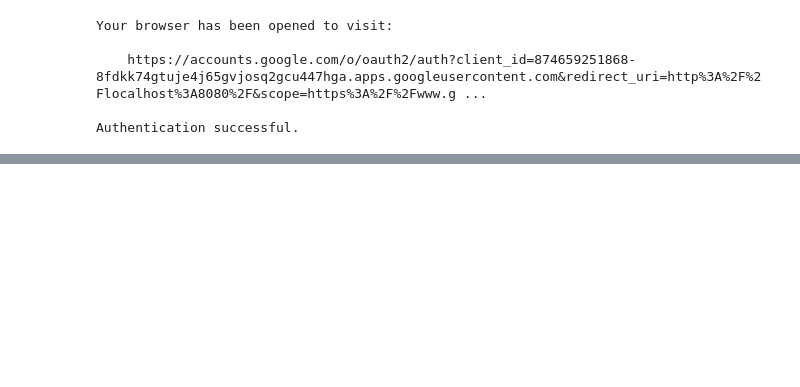
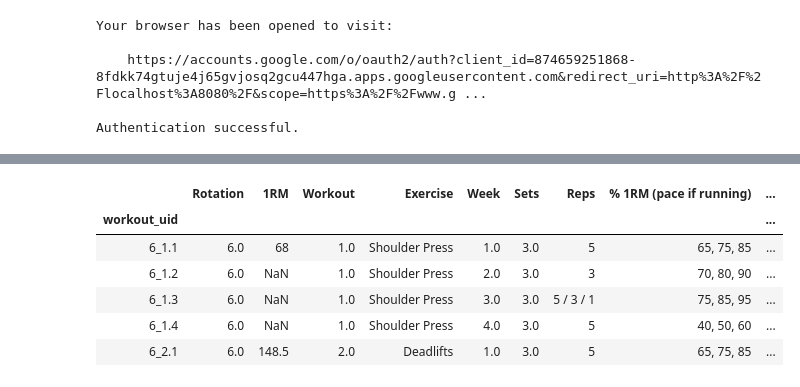
Before and after one commit to Schlutz1/FitnessAnalytics, a Jupyter notebook: process_fitness_data.ipynb, the cells around one changed output, grey strips where cells are left out. Saved outputs shown, nothing was run; the diff lists cells and outputs as text; code cells hidden in the pictures; blank space fills up the shorter version.

Commit message:
new handling of data to faciliate starting swimming

```diff
--- a/process_fitness_data.ipynb
+++ b/process_fitness_data.ipynb
@@ -160,0 +153,6 @@ rec_df.head(2)
+# %%
+# read in tmp file to dataframe
+
+df_raw = pd.read_excel(file_tmp, skiprows=3)
+print(df_raw.shape)
+df_raw.head(3)
@@ -160,0 +175,21 @@ rec_df.head(2)
+# %%
+# drop junk data, retain only recorded exercises
+df_raw = df_raw[(df_raw['Exercise'].isna()!=True) & (df_raw['Week'].isna()!=True)]
+
+# propogate codes down for uid
+df_raw[['Rotation', 'Workout']] = df_raw[['Rotation', 'Workout']].fillna(method='ffill')
+df_raw['workout_uid'] = df_raw.apply(make_uid, axis=1)
+df_raw.set_index('workout_uid', inplace=True)
+
+# format date and time columns
+df_raw['timestamp'] = df_raw.apply(make_datetime, axis=1)
+
+df_raw.head()
+# %% [output]
+|  | Rotation | 1RM | Workout | Exercise | Week | Sets | Reps | % 1RM (pace if running) | ... |
+| workout_uid |  |  |  |  |  |  |  |  | ... |
+| 6_1.1 | 6.0 | 68 | 1.0 | Shoulder Press | 1.0 | 3.0 | 5 | 65, 75, 85 | ... |
+| 6_1.2 | 6.0 | NaN | 1.0 | Shoulder Press | 2.0 | 3.0 | 3 | 70, 80, 90 | ... |
+| 6_1.3 | 6.0 | NaN | 1.0 | Shoulder Press | 3.0 | 3.0 | 5 / 3 / 1 | 75, 85, 95 | ... |
+| 6_1.4 | 6.0 | NaN | 1.0 | Shoulder Press | 4.0 | 3.0 | 5 | 40, 50, 60 | ... |
+| 6_2.1 | 6.0 | 148.5 | 2.0 | Deadlifts | 1.0 | 3.0 | 5 | 65, 75, 85 | ... |
```
Also changed, not shown: parts of 22 cells of this notebook.
